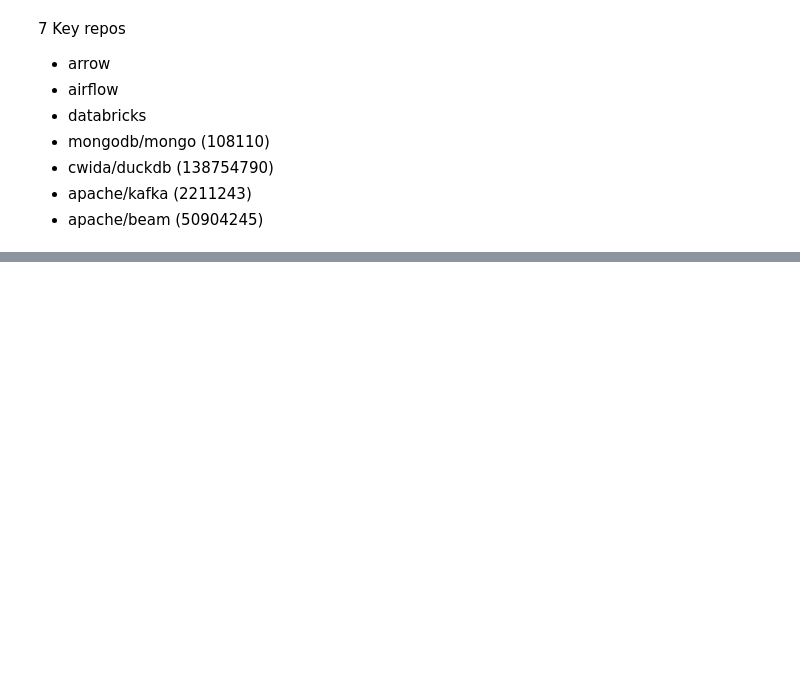
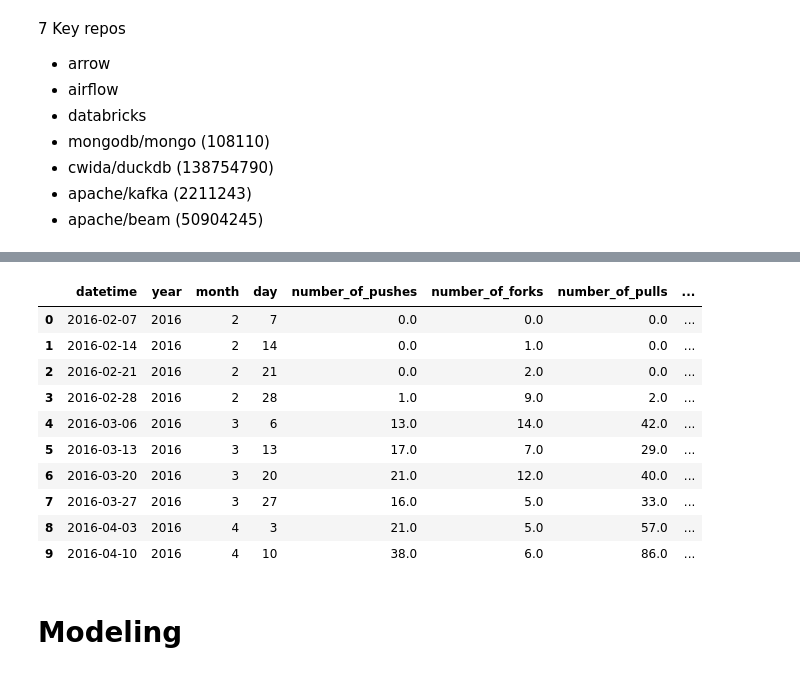
Before and after one commit to github-repo-health-uic/Github-repo-health-Fall2020, a Jupyter notebook: IDS560FALL2020(shared).ipynb, the cells around one changed output, grey strips where cells are left out. Cells and saved outputs as stored; diff of their text form; code cells hidden in the pictures; blank space fills up the shorter version.

```diff
--- a/IDS560FALL2020(shared).ipynb
+++ b/IDS560FALL2020(shared).ipynb
@@ -568,0 +640,2 @@ plt.show()
+# %%
+WeeklyTS['Total_count'] = WeeklyTS.drop('datetime',axis=1).sum(axis=1)
@@ -568,0 +656,13 @@ plt.show()
+# %%
+# Setting Threshold in terms of percentage of drop
+Threshold = 0.1
+for i in range(5,len(WeeklyTS)):
+   Avg = WeeklyTS['Total_count'].iloc[i-5:i,].mean()
+   diff = WeeklyTS['Total_count'].iloc[i] - WeeklyTS['Total_count'].iloc[i-1]
+   if diff>=0:
+     WeeklyTS.loc[i,'Status'] = 1
+   else:
+     if abs(diff)/Avg < Threshold:
+       WeeklyTS.loc[i,'Status'] = 1
+     else:
+       WeeklyTS.loc[i,'Status'] = 0
@@ -568,0 +683,22 @@ plt.show()
+# %%
+WeeklyTS.index = WeeklyTS['datetime']
+WeeklyTS.drop('datetime', axis=1, inplace=True)
+WeeklyTS.insert(0, 'year', WeeklyTS.index.year)
+WeeklyTS.insert(1, 'month', WeeklyTS.index.month)
+WeeklyTS.insert(2, 'day', WeeklyTS.index.day)
+WeeklyTS.reset_index(level=0, inplace=True)
+WeeklyTS.head(10)
+# %% [output]
+|  | datetime | year | month | day | number_of_pushes | number_of_forks | number_of_pulls | ... |
+| 0 | 2016-02-07 | 2016 | 2 | 7 | 0.0 | 0.0 | 0.0 | ... |
+| 1 | 2016-02-14 | 2016 | 2 | 14 | 0.0 | 1.0 | 0.0 | ... |
+| 2 | 2016-02-21 | 2016 | 2 | 21 | 0.0 | 2.0 | 0.0 | ... |
+| 3 | 2016-02-28 | 2016 | 2 | 28 | 1.0 | 9.0 | 2.0 | ... |
+| 4 | 2016-03-06 | 2016 | 3 | 6 | 13.0 | 14.0 | 42.0 | ... |
+| 5 | 2016-03-13 | 2016 | 3 | 13 | 17.0 | 7.0 | 29.0 | ... |
+| 6 | 2016-03-20 | 2016 | 3 | 20 | 21.0 | 12.0 | 40.0 | ... |
+| 7 | 2016-03-27 | 2016 | 3 | 27 | 16.0 | 5.0 | 33.0 | ... |
+| 8 | 2016-04-03 | 2016 | 4 | 3 | 21.0 | 5.0 | 57.0 | ... |
+| 9 | 2016-04-10 | 2016 | 4 | 10 | 38.0 | 6.0 | 86.0 | ... |
+# %% [markdown]
+# Modeling
```
Also changed, not shown: parts of 47 cells of this notebook, 8 other files.
